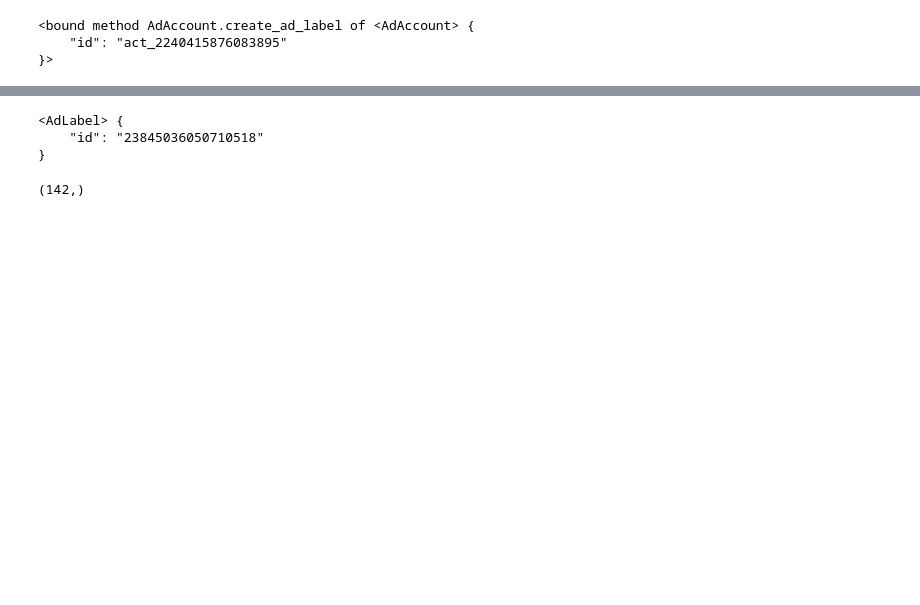
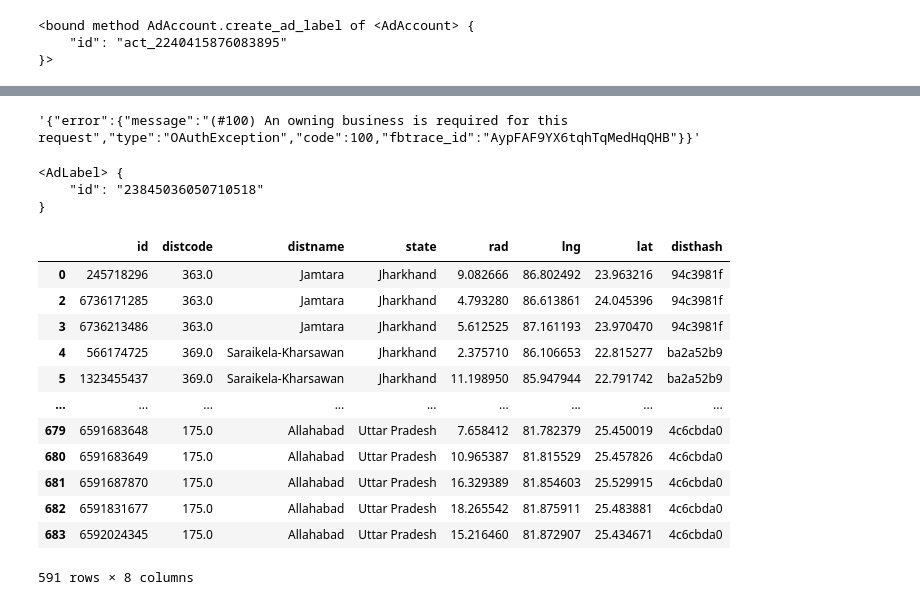
Before and after one commit to vlab-research/vlab, a Jupyter notebook: marketing.ipynb, the cells around one changed output, grey strips where cells are left out. Cells and saved outputs as stored; diff of their text form; code cells hidden in the pictures; blank space fills up the shorter version.

```diff
--- a/marketing.ipynb
+++ b/marketing.ipynb
@@ -42,0 +229,26 @@ m.account.get_ad_creatives_by_labels(params={'ad_label_ids': ['23845036050710518
+# %%
+import hashlib
+import hmac
+
+def secret_proof(app_secret, access_token):
+    h = hmac.new (
+        app_secret.encode('utf-8'),
+        msg=access_token.encode('utf-8'),
+        digestmod=hashlib.sha256
+    )
+    return h.hexdigest()
+
+
+secret = env('FACEBOOK_APP_SECRET')
+token = ''
+user = users[0]
+
+proof = secret_proof(secret, token)
+
+import requests
+
+res = requests.get(f'https://graph.facebook.com/v7.0/{user}/ids_for_apps?access_token={token}&appsecret_proof={proof}')
+
+res.text
+# %% [output]
+'{"error":{"message":"(#100) An owning business is required for this request","type":"OAuthException","code":100,"fbtrace_id":"AypFAF9YX6tqhTqMedHqQHB"}}'
@@ -48,17 +300,23 @@ m.account.create_ad_label(params={'name': 'vlab'})
 <AdLabel> {
     "id": "23845036050710518"
 }
-# %%
-import pandas as pd
-cities = pd.read_csv('output/cities.csv')
-cities = cities[cities.rad >= 1.0]
-
-locs = [(r.lat, r.lng, r.rad) for _, r
-        in cities[:200].iterrows()]
-
-cities.distname.unique().shape
-# %% [output]
-(142,)
+# %%
+from malaria import load_cities
+cities = load_cities('output/cities.csv')
+# %% [output]
+|  | id | distcode | distname | state | rad | lng | lat | disthash |
+| 0 | 245718296 | 363.0 | Jamtara | Jharkhand | 9.082666 | 86.802492 | 23.963216 | 94c3981f |
+| 2 | 6736171285 | 363.0 | Jamtara | Jharkhand | 4.793280 | 86.613861 | 24.045396 | 94c3981f |
+| 3 | 6736213486 | 363.0 | Jamtara | Jharkhand | 5.612525 | 87.161193 | 23.970470 | 94c3981f |
+| 4 | 566174725 | 369.0 | Saraikela-Kharsawan | Jharkhand | 2.375710 | 86.106653 | 22.815277 | ba2a52b9 |
+| 5 | 1323455437 | 369.0 | Saraikela-Kharsawan | Jharkhand | 11.198950 | 85.947944 | 22.791742 | ba2a52b9 |
+| ... | ... | ... | ... | ... | ... | ... | ... | ... |
+| 679 | 6591683648 | 175.0 | Allahabad | Uttar Pradesh | 7.658412 | 81.782379 | 25.450019 | 4c6cbda0 |
+| 680 | 6591683649 | 175.0 | Allahabad | Uttar Pradesh | 10.965387 | 81.815529 | 25.457826 | 4c6cbda0 |
+| 681 | 6591687870 | 175.0 | Allahabad | Uttar Pradesh | 16.329389 | 81.854603 | 25.529915 | 4c6cbda0 |
+| 682 | 6591831677 | 175.0 | Allahabad | Uttar Pradesh | 18.265542 | 81.875911 | 25.483881 | 4c6cbda0 |
+| 683 | 6592024345 | 175.0 | Allahabad | Uttar Pradesh | 15.216460 | 81.872907 | 25.434671 | 4c6cbda0 |
+591 rows × 8 columns
 # %%
 import re
 from facebook_business.adobjects.adcreative import AdCreative
```
Also changed, not shown: parts of 89 cells of this notebook.
